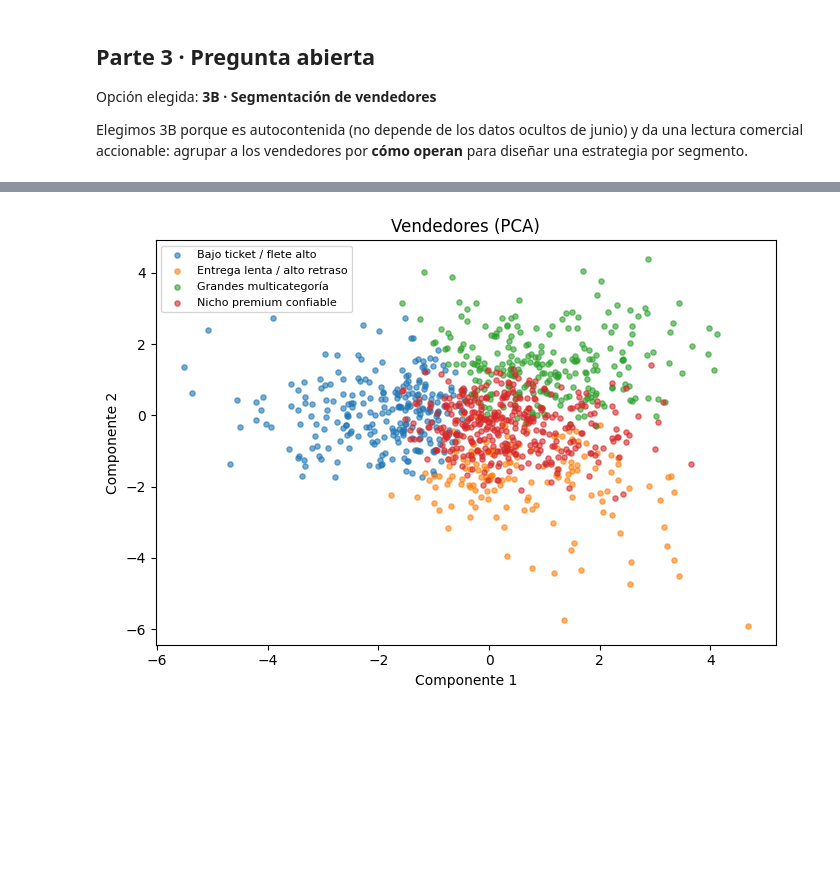
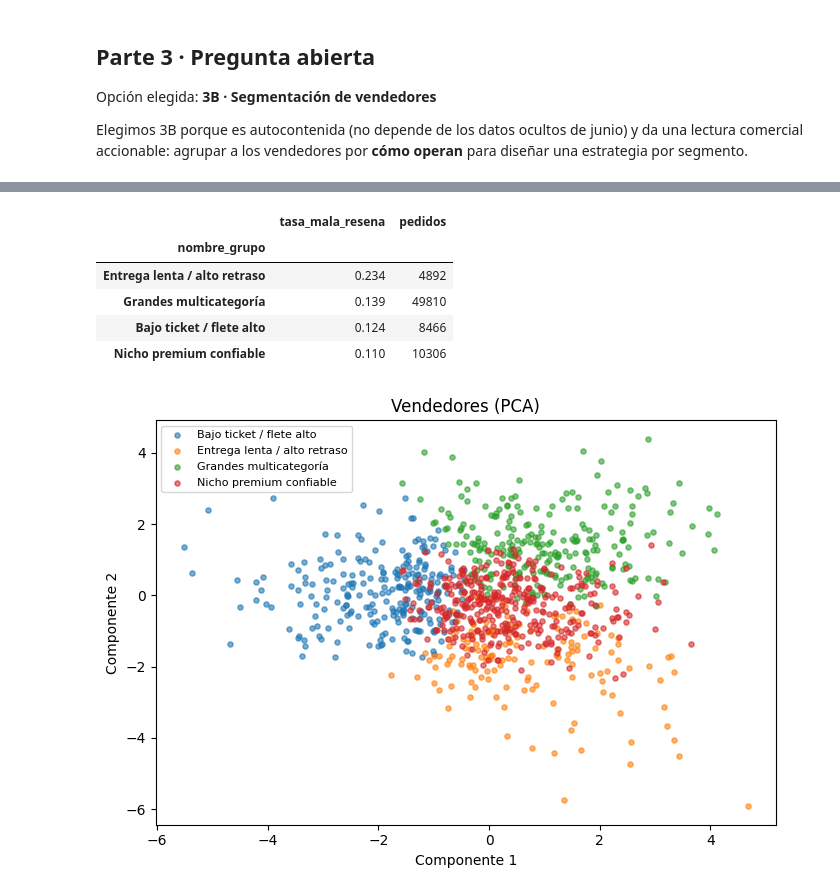
Before and after one commit to javierandino1765/olist, a Jupyter notebook: Proyecto_Final.ipynb, the cells around one changed output, grey strips where cells are left out. Drawn from its saved outputs; the diff is of its cells as text; code cells hidden in the pictures; blank space fills up the shorter version.

```diff
--- a/Proyecto_Final.ipynb
+++ b/Proyecto_Final.ipynb
@@ -525,6 +583,34 @@ vendedores.groupby("nombre_grupo")[FEATS].median().round(2)
 | Entrega lenta / alto retraso | 21.0 | 3424.18 | 131.89 | 2.0 | 0.19 | 0.18 | 17.52 |
 | Grandes multicategoría | 122.5 | 11959.50 | 103.08 | 5.0 | 0.21 | 0.07 | 13.08 |
 | Nicho premium confiable | 24.0 | 4107.50 | 160.07 | 2.0 | 0.14 | 0.05 | 12.20 |
+# %%
+# ¿Qué segmento concentra las malas reseñas? (solo para describir los grupos; NO entra al K-Means)
+query_mala = '''
+WITH resena AS (
+    SELECT DISTINCT ON (order_id) order_id, (review_score <= 2)::int AS mala_resena
+    FROM final.order_reviews
+    ORDER BY order_id, review_answer_timestamp DESC
+)
+SELECT DISTINCT oi.seller_id, oi.order_id, r.mala_resena
+FROM final.order_items oi
+JOIN final.orders o ON o.order_id = oi.order_id
+JOIN resena r       ON r.order_id = oi.order_id
+WHERE o.order_status = 'delivered' AND o.order_delivered_customer_date IS NOT NULL
+'''
+with motor.connect() as conn:
+    mala_vend = pd.read_sql_query(text(query_mala), con=conn)
+mala_seg = (mala_vend.merge(vendedores[["seller_id", "nombre_grupo"]], on="seller_id")
+                     .groupby("nombre_grupo")["mala_resena"].agg(["mean", "size"])
+                     .rename(columns={"mean": "tasa_mala_resena", "size": "pedidos"})
+                     .sort_values("tasa_mala_resena", ascending=False))
+mala_seg.round(3)
+# %% [output]
+|  | tasa_mala_resena | pedidos |
+| nombre_grupo |  |  |
+| Entrega lenta / alto retraso | 0.234 | 4892 |
+| Grandes multicategoría | 0.139 | 49810 |
+| Bajo ticket / flete alto | 0.124 | 8466 |
+| Nicho premium confiable | 0.110 | 10306 |
 # %%
 # Mapa de los grupos con PCA
 import matplotlib.pyplot as plt
```
Also changed, not shown: parts of 29 cells of this notebook, 16 other files.
